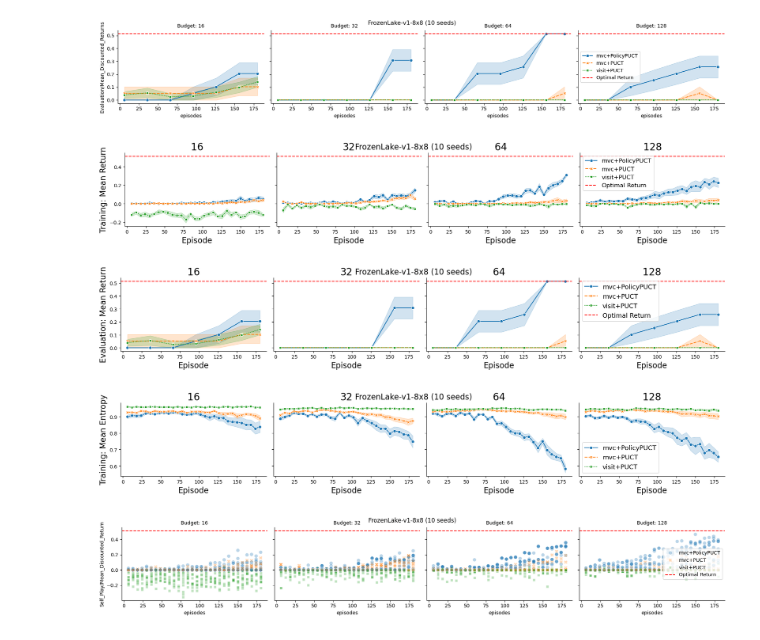
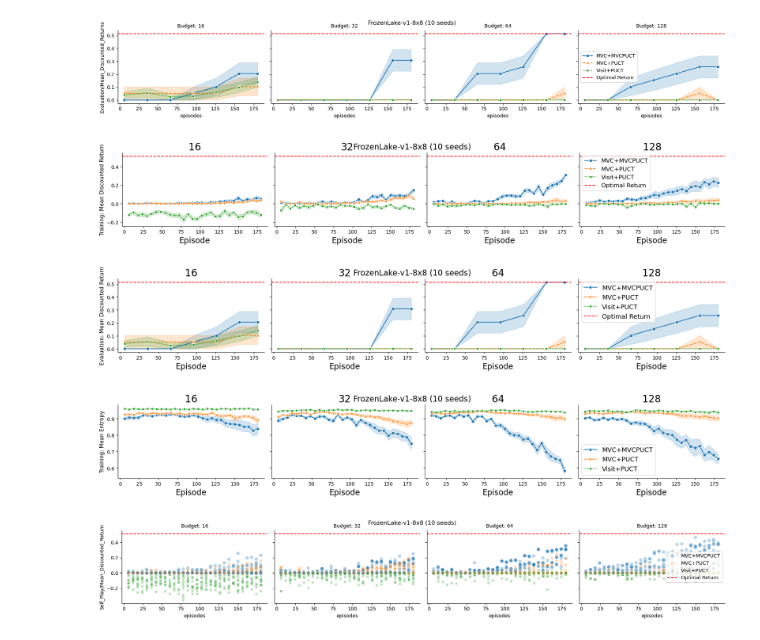
Before and after one commit to albinjal/GeneralAlphaZero, a Jupyter notebook: notebooks/fixed_planning_lake8x8run2.ipynb, the cells around one changed output. Saved outputs shown, nothing was run; the diff lists cells and outputs as text; code cells hidden in the pictures.

```diff
--- a/notebooks/fixed_planning_lake8x8run2.ipynb
+++ b/notebooks/fixed_planning_lake8x8run2.ipynb
@@ -119,7 +119,14 @@ df['episodes'] = df['episodes'].fillna(episode_max)
 
 
 df['policy_combination'] = df['tree_evaluation_policy'] + "+" + df['selection_policy']
+policy_combination_mapping = {
+    'mvc+PolicyPUCT': 'MVC+MVCPUCT',
+    'mvc+PUCT': 'MVC+PUCT',
+    'visit+PUCT': 'Visit+PUCT'
+}
 
+# Rename the policy combinations in the DataFrame
+df['policy_combination'] = df['policy_combination'].map(policy_combination_mapping)
 metrics = ['Self_Play/Mean_Discounted_Return','Self_Play/Mean_Return', 'Self_Play/EMA_Discounted_Return', 'Self_Play/Total_Mean_Discounted_Return',
            "Evaluation/Mean_Discounted_Returns", "Evaluation/Mean_Entropy", "Evaluation/Mean_Returns"]
 x_metric = "episodes"
@@ -235,8 +242,8 @@ optimum_value = env_runs["optimal_value"][0]
 metrics = ["Self_Play/Mean_Discounted_Return", "Evaluation/Mean_Discounted_Returns", "Self_Play/Mean_Entropy"]
 
 metric_display_names = {
-    "Self_Play/Mean_Discounted_Return": "Training: Mean Return",
-    "Evaluation/Mean_Discounted_Returns": "Evaluation: Mean Return",
+    "Self_Play/Mean_Discounted_Return": "Training: Mean Discounted Return",
+    "Evaluation/Mean_Discounted_Returns": "Evaluation: Mean Discounted Return",
     "Self_Play/Mean_Entropy": "Training: Mean Entropy",
 }
 
@@ -271,40 +278,40 @@ for metric in metrics:
     g.fig.suptitle(f"{env_description} ({nseeds} seeds)", fontsize=16)
 
     # increase the font size of the x and y labels
-    g.set_ylabels(fontsize=16)
+    g.set_ylabels(fontsize=11)
     g.set_xlabels(fontsize=16)
 
 
     # Adjust the labels/titles as needed
     g.set_axis_labels("Episode", metric_display_names[metric])
 
     if metric != "Self_Play/Mean_Entropy":
 
         # Add custom legend
         legend_elements = [Line2D([0], [0], color='red', linestyle='--', label='Optimal Return')]
         # Extend existing legend handles and labels
         handles, labels = g.axes.flat[-1].get_legend_handles_labels()
         handles.extend(legend_elements)
         # make axis titles larger
 
         if metric == "Self_Play/Mean_Discounted_Return":
             size = 12
         else:
             size = 13
         g.axes.flat[-1].legend(handles=handles, fontsize=size)
 
     else:
         handles, labels = g.axes.flat[-1].get_legend_handles_labels()
         g.axes.flat[-1].legend(handles=handles, fontsize=13)
     # save as pdf
     plt.savefig(f"{save_folder}/{env_description}_{metric.replace('/', '_')}.pdf", bbox_inches='tight')
 
 
     plt.show()
 # %% [output]
 [figure]
 [figure]
-[figure, old version]
+[figure, new version]
 # %%
 from matplotlib.lines import Line2D
 import seaborn as sns
```
Also changed, not shown: parts of 5 cells of this notebook, 6 other files.
